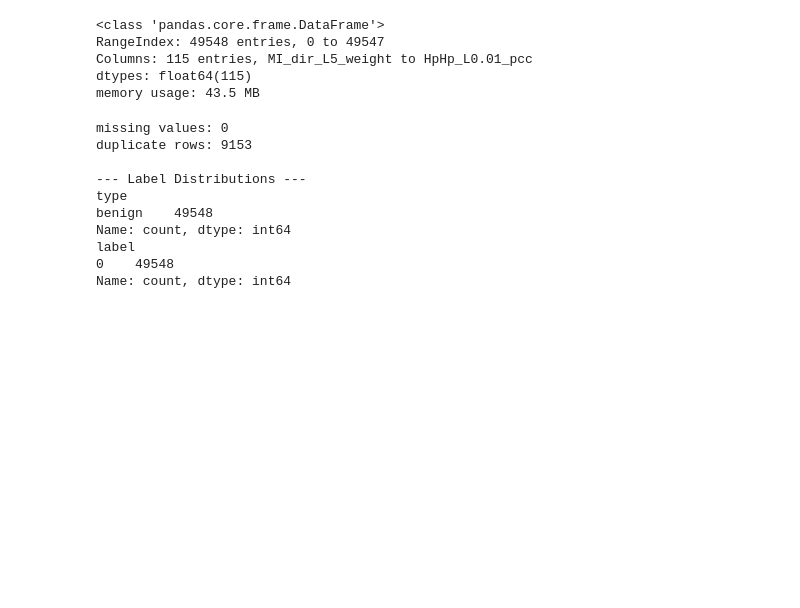
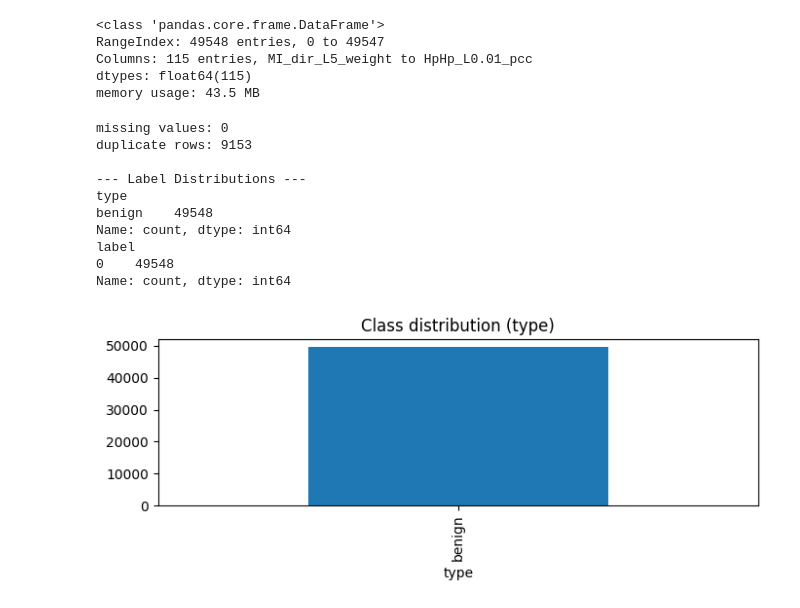
Before and after one commit to zeeshansafdar752/Research_Paper, a Jupyter notebook: ResearchPaper.ipynb, the cells around one changed output. Drawn from its saved outputs; the diff is of its cells as text; code cells hidden in the pictures; blank space fills up the shorter version.

Commit message:
Check class distribution

```diff
--- a/ResearchPaper.ipynb
+++ b/ResearchPaper.ipynb
@@ -177,3 +177,8 @@ Name: count, dtype: int64
 label
 0    49548
 Name: count, dtype: int64
+# %%
+df["type"].value_counts().plot(kind="bar", figsize=(7, 3), title="Class distribution (type)")
+plt.tight_layout(); plt.show()
+# %% [output]
+[figure, added]
```
